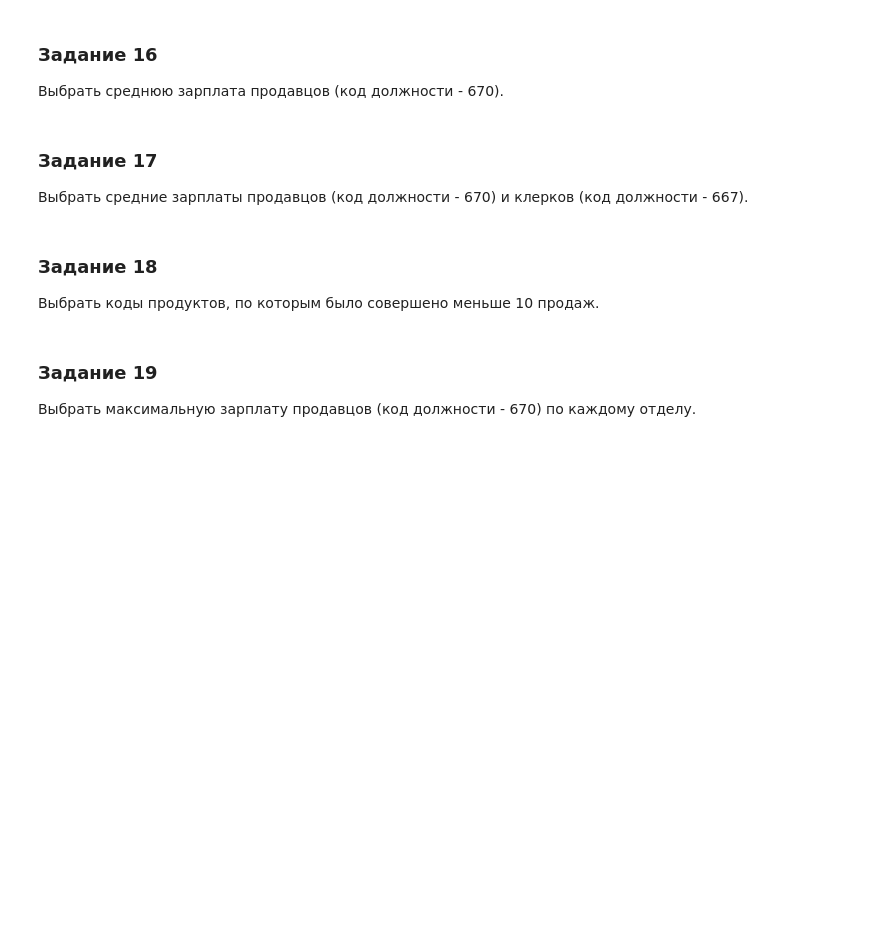
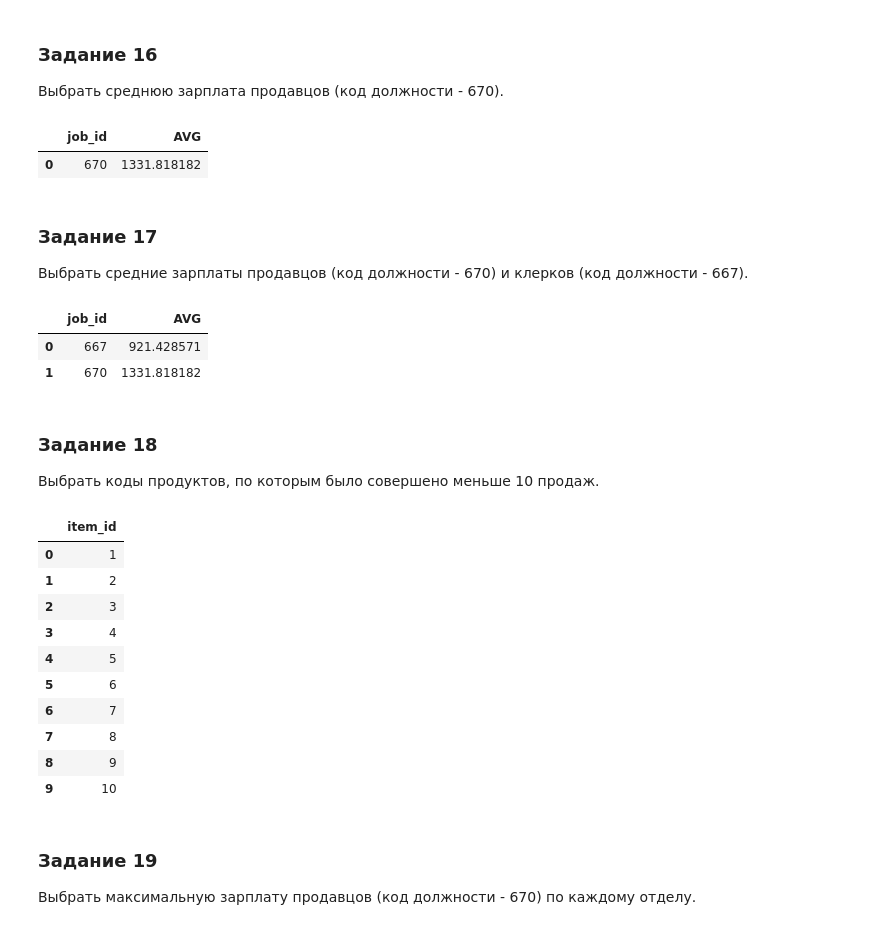
Before and after one commit to theysee/sberbank_reboot, a Jupyter notebook: Поток_3_Практика_к_занятию_4.ipynb, the cells around one changed output. Drawn from its saved outputs; the diff is of its cells as text; code cells hidden in the pictures; blank space fills up the shorter version.

```diff
--- a/Поток_3_Практика_к_занятию_4.ipynb
+++ b/Поток_3_Практика_к_занятию_4.ipynb
@@ -379,12 +431,64 @@ pd.read_sql_query('''
 # %% [markdown]
 ### Задание 16
 Выбрать среднюю зарплата продавцов (код должности - 670).
+# %%
+pd.read_sql_query('''
+SELECT
+  job_id,
+  AVG(salary) AS 'AVG'
+FROM
+  Employee
+WHERE
+  job_id = '670'
+GROUP BY
+  job_id
+''',conn)
+# %% [output]
+|  | job_id | AVG |
+| 0 | 670 | 1331.818182 |
 # %% [markdown]
 ### Задание 17
  Выбрать средние зарплаты продавцов (код должности - 670) и клерков (код должности - 667).
+# %%
+pd.read_sql_query('''
+SELECT
+  job_id,
+  AVG(salary) AS 'AVG'
+FROM
+  Employee
+WHERE
+  job_id = '670' OR job_id = '667'
+GROUP BY
+  job_id
+''',conn)
+# %% [output]
+|  | job_id | AVG |
+| 0 | 667 | 921.428571 |
+| 1 | 670 | 1331.818182 |
 # %% [markdown]
 ### Задание 18
 Выбрать коды продуктов, по которым было совершено меньше 10 продаж.
+# %%
+pd.read_sql_query('''
+SELECT DISTINCT
+  item_id
+FROM
+  item
+WHERE
+  quantity >= 10
+''',conn)
+# %% [output]
+|  | item_id |
+| 0 | 1 |
+| 1 | 2 |
+| 2 | 3 |
+| 3 | 4 |
+| 4 | 5 |
+| 5 | 6 |
+| 6 | 7 |
+| 7 | 8 |
+| 8 | 9 |
+| 9 | 10 |
 # %% [markdown]
 ### Задание 19
 Выбрать максимальную зарплату продавцов (код должности - 670) по каждому отделу.
```
Also changed, not shown: parts of 8 cells of this notebook.
